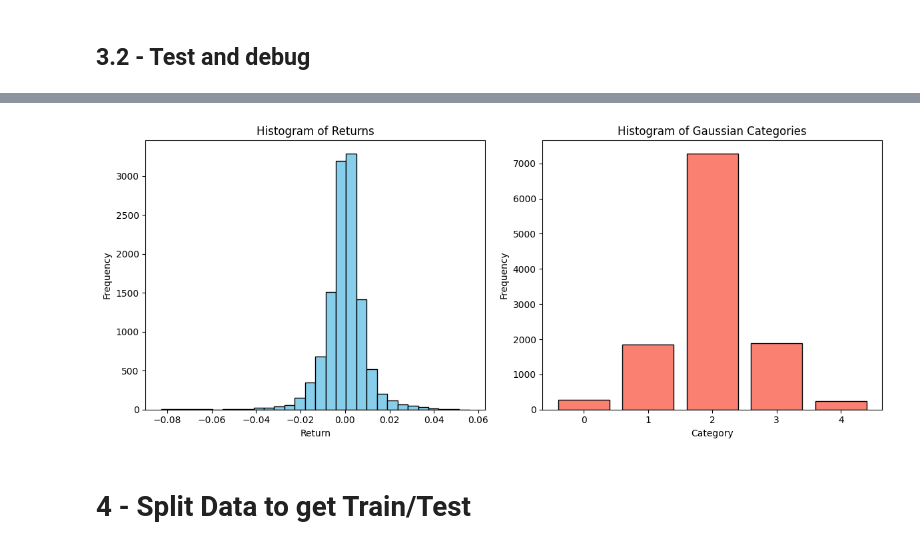
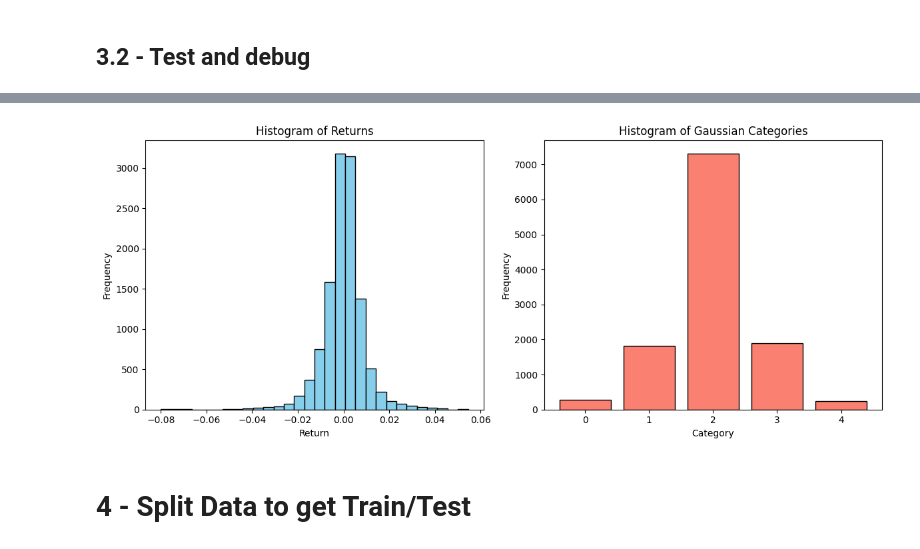
Before and after one commit to valerian-drmt/Trading_Projects, a Jupyter notebook: LSTM_Strategy.ipynb, the cells around one changed output, grey strips where cells are left out. Drawn from its saved outputs; the diff is of its cells as text; code cells hidden in the pictures.

```diff
--- a/LSTM_Strategy.ipynb
+++ b/LSTM_Strategy.ipynb
@@ -45,6 +45,7 @@ print(torch.__version__)
 | `'1mo'`        | ~20+ years                    |
 # %%
 def Get_Raw_Data(symbols, start, end, interval, With_file):
+    import pandas as pd
     if not With_file:
       # Récupérer les données OHLCV depuis l'API Binance
       data_request = vbt.BinanceData.download(
@@ -67,34 +68,32 @@ def Get_Raw_Data(symbols, start, end, interval, With_file):
               df[col] = df[col].dt.tz_localize(None)
 
       # Save to Excel
-      df.to_excel("BTCUSDT_5m.xlsx", index=True)
-      print("BTCUSDT_5m.xlsx is in the folder")
+      df.to_excel(f"BTCUSDT_{interval}.xlsx", index=True)
+      print(f"BTCUSDT_{interval}.xlsx is in the folder")
 
       # Read Excel
-      data_v0 = pd.read_excel("BTCUSDT_5m.xlsx").data.set_index("Open time")
+      data_v0 = pd.read_excel(f"BTCUSDT_{interval}.xlsx").set_index("Open time")
 
     #---------------------------------------------------------------------------
     else:
       Codelab=False
       if Codelab:
-        import pandas as pd
         from google.colab import files
         uploaded = files.upload()
 
-      import pandas as pd
       # Assume that the uploaded file name is correct
-      data_v0 = pd.read_excel("BTCUSDT_5m.xlsx")
+      data_v0 = pd.read_excel(f"BTCUSDT_{interval}.xlsx")
       data_v0 = data_v0.set_index("Open time")
 
     return data_v0
 # %% [markdown]
 ## 1.3 - Test and Debug
 # %%
-With_file = True
+With_file = False
 symbols="BTCUSDT"
-start="2024-03-10"
-end="2024-04-20"
-interval="5m"
+start="2025-02-03"
+end="2025-04-06"
+interval="1m"
 
 data_v0 = Get_Raw_Data(symbols, start, end, interval, With_file)
 
@@ -128,7 +111,7 @@ class LSTM_Features:
     def __init__(self, data):
         self.data = data
 
-        methods = [market_sessions]
+        methods = [resample_with_vwap, market_sessions, is_noise]
         for method in methods:
           method_name = method.__name__
           setattr(self, method_name, method.__get__(self))
@@ -304,12 +597,12 @@ def categorize_with_std(self):
 # %% [markdown]
 ## 3.2 - Test and debug
 # %%
-Features_Data = LSTM_Features(data_v0)
+Features_Data = LSTM_Features(data_v0).resample_with_vwap("5min").is_noise(0.2)
 
 #------------------------------------------------------------------------
 
 Labels_Data = LSTM_Labels(Features_Data.data, look_forward = 20, n_categories = 5)
-Labels_Data.data["Price"] = Labels_Data.data["Close"]
+Labels_Data.data["Price"] = Labels_Data.data["VWAP_5m"]
 Labels_Data.categorize_with_std()
 
 print(Labels_Data.data.head())
@@ -371,6 +664,6 @@ Open time
 Boudaries:  [-3.  -1.8 -0.6  0.6  1.8  3. ]
 (5,) (5,) (4,)
-[figure, old version]
+[figure, new version]
 # %% [markdown]
 # 4 - Split Data to get Train/Test
 # %% [markdown]
```
Also changed, not shown: parts of 14 cells of this notebook, 1 other file.
